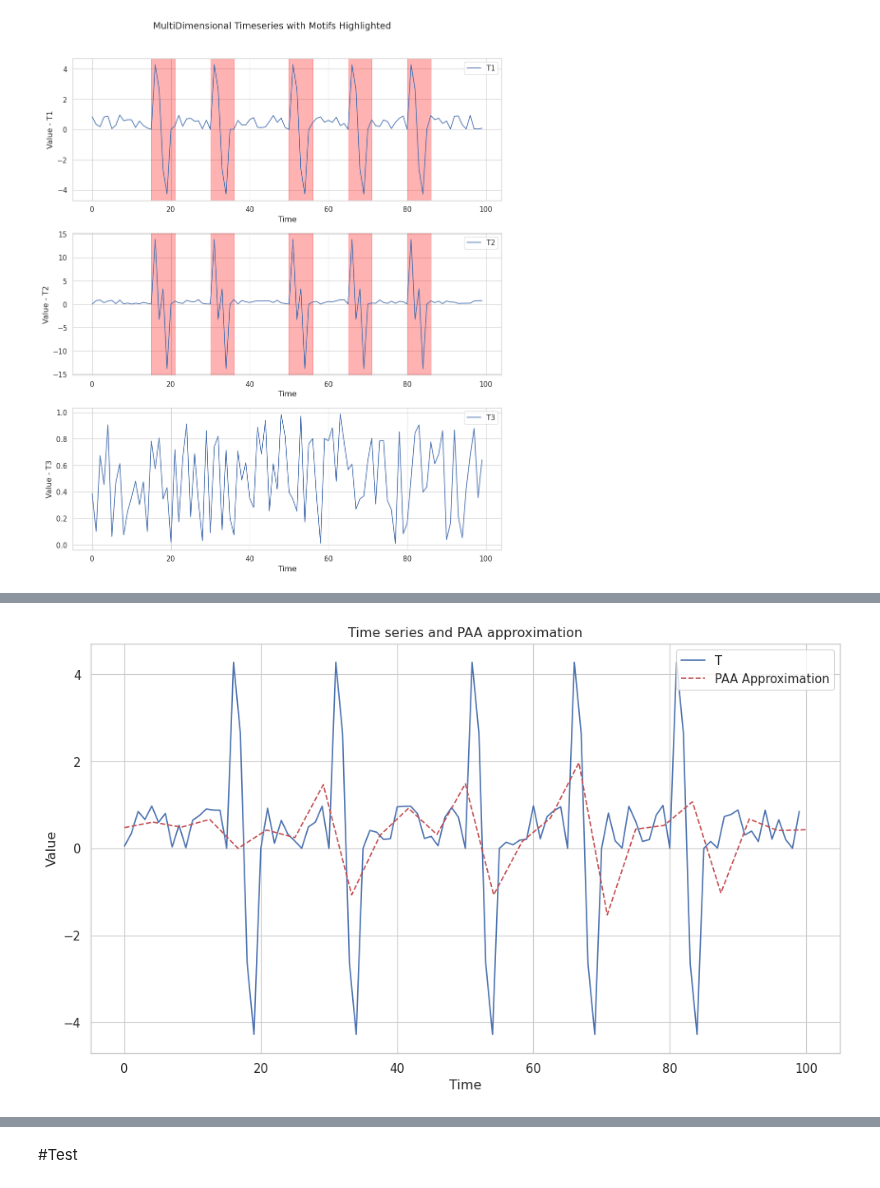
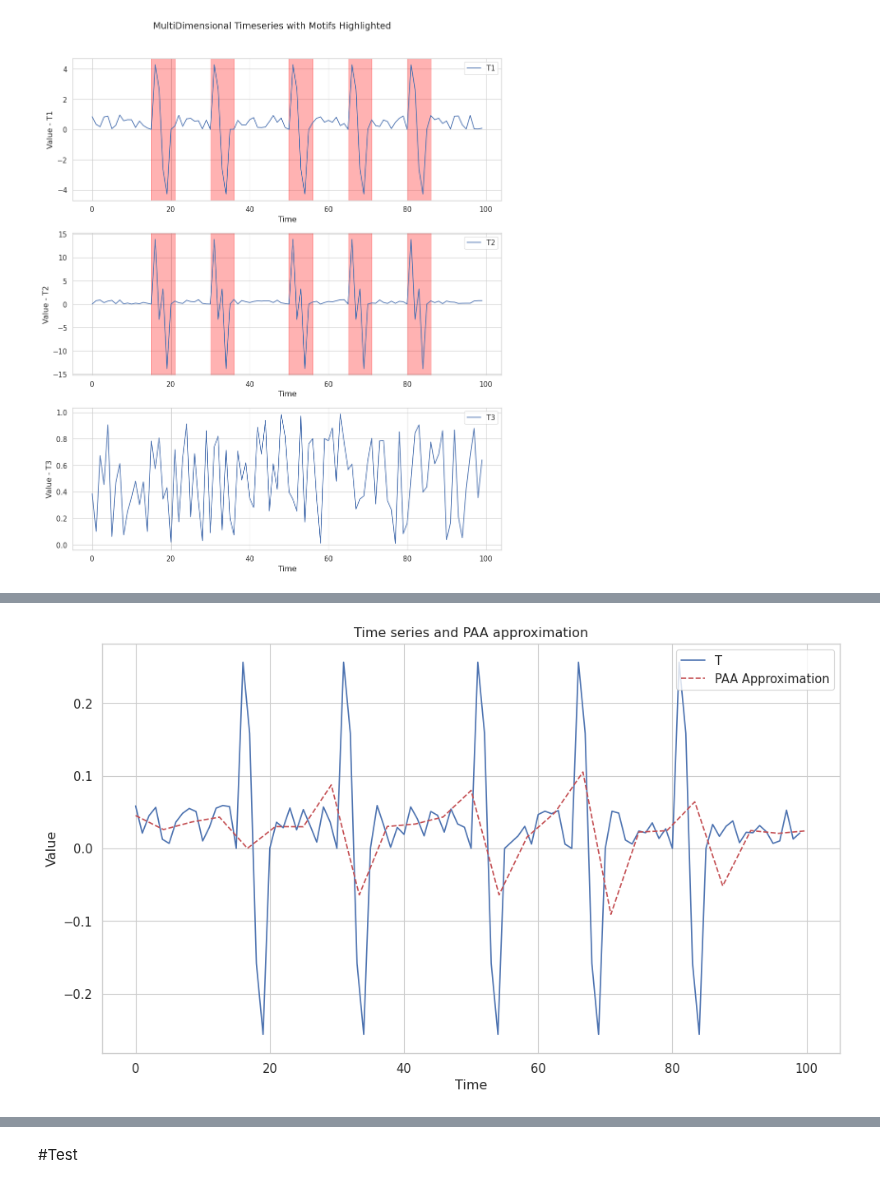
Before and after one commit to aidaLabDEI/LEIT-motifs, a Jupyter notebook: Motif_Discovery.ipynb, the cells around one changed output, grey strips where cells are left out. Saved outputs shown, nothing was run; the diff lists cells and outputs as text; code cells hidden in the pictures.

```diff
--- a/Motif_Discovery.ipynb
+++ b/Motif_Discovery.ipynb
@@ -343,27 +346,27 @@ Requirement already satisfied: threadpoolctl>=2.0.0 in /usr/local/lib/python3.10
 # %%
 paa = PiecewiseAggregateApproximation(window_size=4)
-#timeseries = timeseries/np.linalg.norm(timeseries) + 1e-16
+timeseries = timeseries/np.linalg.norm(timeseries) + 1e-16
 t_in = timeseries.reshape(1,-1)
 X_paa = paa.transform(t_in)
 
 n_points = len(timeseries)
-window_size = 4
+window_size = 5
 new_x = np.linspace(0, n_points, 25)
 
 # Plot original time series
 plt.figure(figsize=(10, 6))
 sns.lineplot(data=timeseries, label="T")
 
 # Plot PAA approximation dashed
 plt.plot(new_x, X_paa.flatten(), 'r--', label="PAA Approximation")
 
 plt.title("Time series and PAA approximation")
 plt.xlabel("Time")
 plt.ylabel("Value")
 
 plt.legend()
 plt.tight_layout()
 plt.show()
 # %% [output]
-[figure, old version]
+[figure, new version]
 # %%
```
Also changed, not shown: parts of 9 cells of this notebook.
